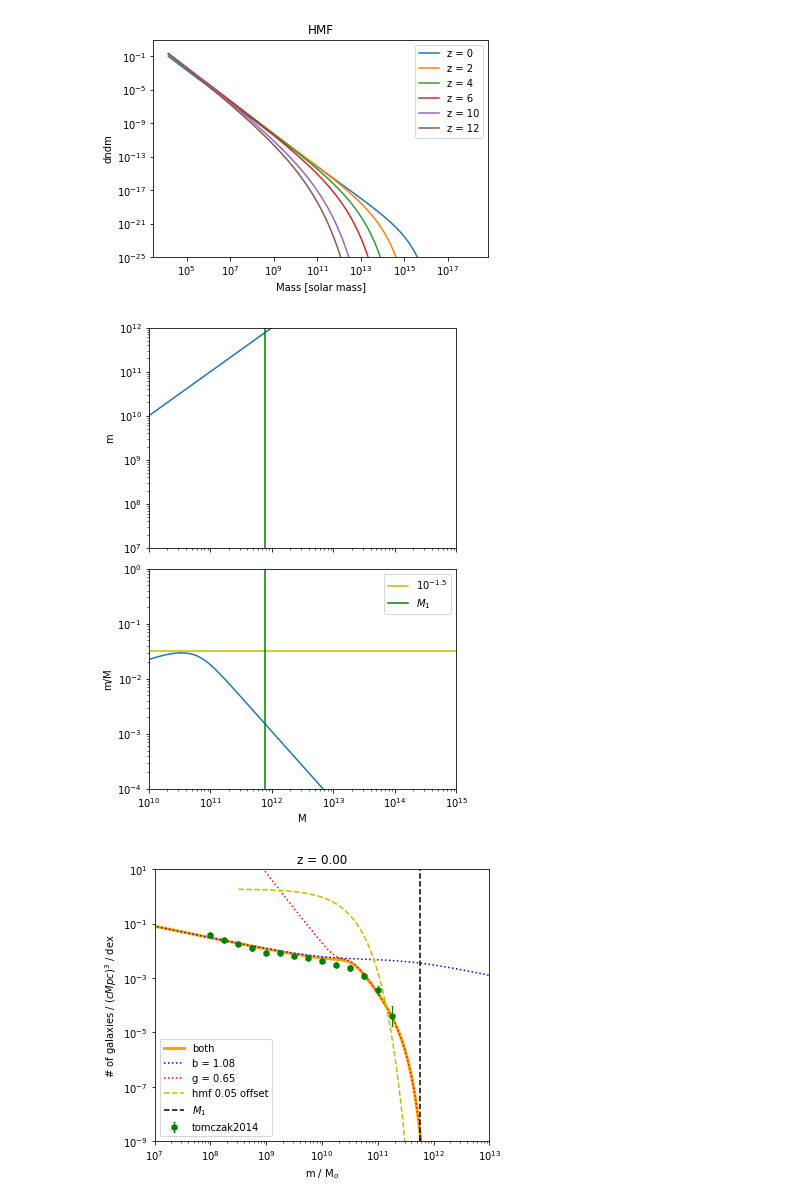
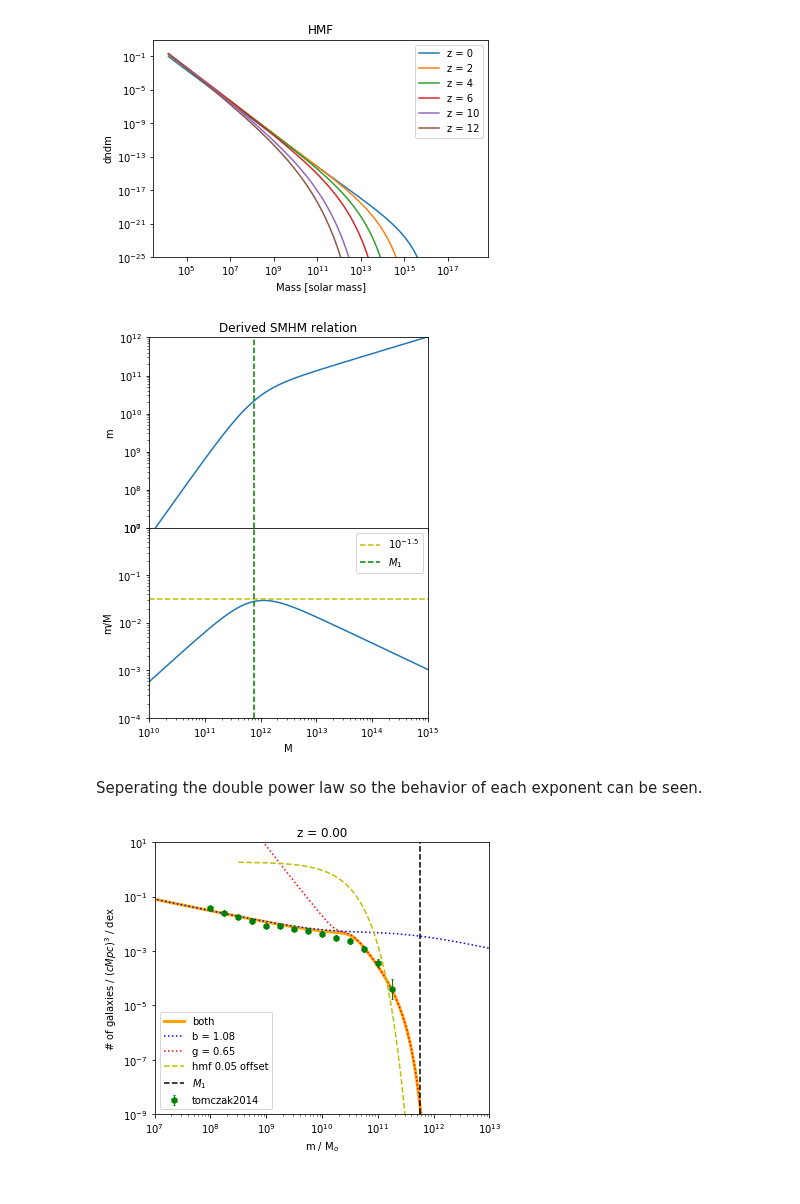
Before and after one commit to eklem1/GalaxySim, a Jupyter notebook: HMFtoSMF_nonLinear.ipynb, the cells around one changed output. Drawn from its saved outputs; the diff is of its cells as text; code cells hidden in the pictures.

```diff
--- a/HMFtoSMF_nonLinear.ipynb
+++ b/HMFtoSMF_nonLinear.ipynb
@@ -71,28 +76,33 @@ gamma = 0.556
 
 for i, z in enumerate([0, 1.75, 4]):
 
+    #plot lit values
     data.PlotSMF(z=z, round_z=0.4, ax=axs[i])
+
+    #get z index for halo mass array
+    zz = np.argmin(np.abs(z - pop_halo.halos.tab_z))
+
 
     SMF, r = SMF_Moster2010(z, pop_halo, N[i], M_1, beta, gamma, True)
     SMF_a, r = SMF_Moster2010(z, pop_halo, N[i], M_1, beta, gamma)
 
+    #get new x axis coords in stellar mass
+    Sm_off = np.linspace(10**8.5, 10**12.5, num=len(pop_halo.halos.tab_dndm[zz, :]))
 
-    SM_off = np.linspace(10**8.5, 10**12.5, num=len(pop_halo.halos.tab_dndm[zz, :]))
 #     SM_a = np.linspace(10**8.5, 10**11.85, num=len(SMF_a))
-
 #     SM = np.logspace(8.5, 11.85, num=len(SMF))
 #     SM_a = pop_halo.halos.tab_M/r
+
     #using equ 2 to get the new stellar masses
-    SM = 10**(r + np.log10(pop_halo.halos.tab_M))[:-1]
-    SM_a = 10**(r + np.log10(pop_halo.halos.tab_M))
+    Sm = 10**(r + np.log10(pop_halo.halos.tab_M))[:-1]
+    Sm_a = 10**(r + np.log10(pop_halo.halos.tab_M))
 
-
-    axs[i].loglog(SM, SMF, label='fit, finite')
-    axs[i].loglog(SM_a, SMF_a, label='fit, analytic', ls="--")
+    #plotting
+    axs[i].loglog(Sm, SMF, label='fit, finite')
+    axs[i].loglog(Sm_a, SMF_a, label='fit, analytic', ls="--")
 
     #plotting just offset HMF for comparison
-    zz = np.argmin(np.abs(z - pop_halo.halos.tab_z))
-    axs[i].loglog(SM_off, pop_halo.halos.tab_dndm[zz, :]*0.05, ls = "--", label='hmf 0.05 offset')
+    axs[i].loglog(Sm_off, pop_halo.halos.tab_dndm[zz, :]*0.05, ls = "--", label='hmf 0.05 offset')
 
     axs[i].set_title("z = %.2f" %z)
     axs[i].set(xlabel='m / M$_o$', ylabel='# of galaxies / $ (cMpc)^3$ / dex')
@@ -122,43 +133,43 @@ pl.show()
 # %% [output]
 [figure]
 # %%
-#looking at the SHM ratio m/M  - matches Fig 4 (hopefully, not currently working)
+#looking at the SHM ratio m/M  - matches Fig 4
 
 N = 0.02820
 M_1 = 10**11.884 #np.exp(11.884)
 beta = 1.057
 gamma = 0.556
 
+SMF, r = SMF_Moster2010(z, pop_halo, N, M_1, beta, gamma) #* pop_halo.halos.tab_M
+ratio = 10**(r)
+SM = pop_halo.halos.tab_M
+
 fig, axs = pl.subplots(2, 1, figsize=(5, 7), sharex=True)
-fig.tight_layout()
+pl.subplots_adjust(hspace=0)
 i = 0
 
-SMF, r = SMF_Moster2010(z, pop_halo, N, M_1, beta, gamma) #* pop_halo.halos.tab_M
-
-ratio = 10**(r)
-
-SM = 10**(r + np.log10(pop_halo.halos.tab_M))
-
+axs[i].set_title("Derived SMHM relation")
 axs[i].loglog(SM, ratio*pop_halo.halos.tab_M)#, label='c = %.e' %c)
 
 axs[i].set(ylabel='m')
 axs[i].set_ylim(1e7, 1e12)
 axs[i].set_xlim(1e10, 1e15)
-axs[i].axvline(M_1, color="g", label="M_1")
-
+axs[i].axvline(M_1, color="g", label="M_1", ls="--")
 
 i = 1
 axs[i].loglog(SM, ratio)#, label='c = %.e' %c)
 
 axs[i].set(xlabel='M', ylabel='m/M')
 axs[i].set_ylim(1e-4, 1e0)
 axs[i].set_xlim(1e10, 1e15)
-axs[i].axhline(10.0**(-1.5), color="y", label="$10^{-1.5}$")
-axs[i].axvline(M_1, color="g", label="$M_1$")
+axs[i].axhline(10.0**(-1.5), color="y", label="$10^{-1.5}$", ls="--")
+axs[i].axvline(M_1, color="g", label="$M_1$", ls="--")
 
 axs[i].legend()
 
 pl.show()
 # %% [output]
-[figure, old version]
+[figure, new version]
+# %% [markdown]
+Seperating the double power law so the behavior of each exponent can be seen.
 # %%
```
Also changed, not shown: parts of 12 cells of this notebook.
